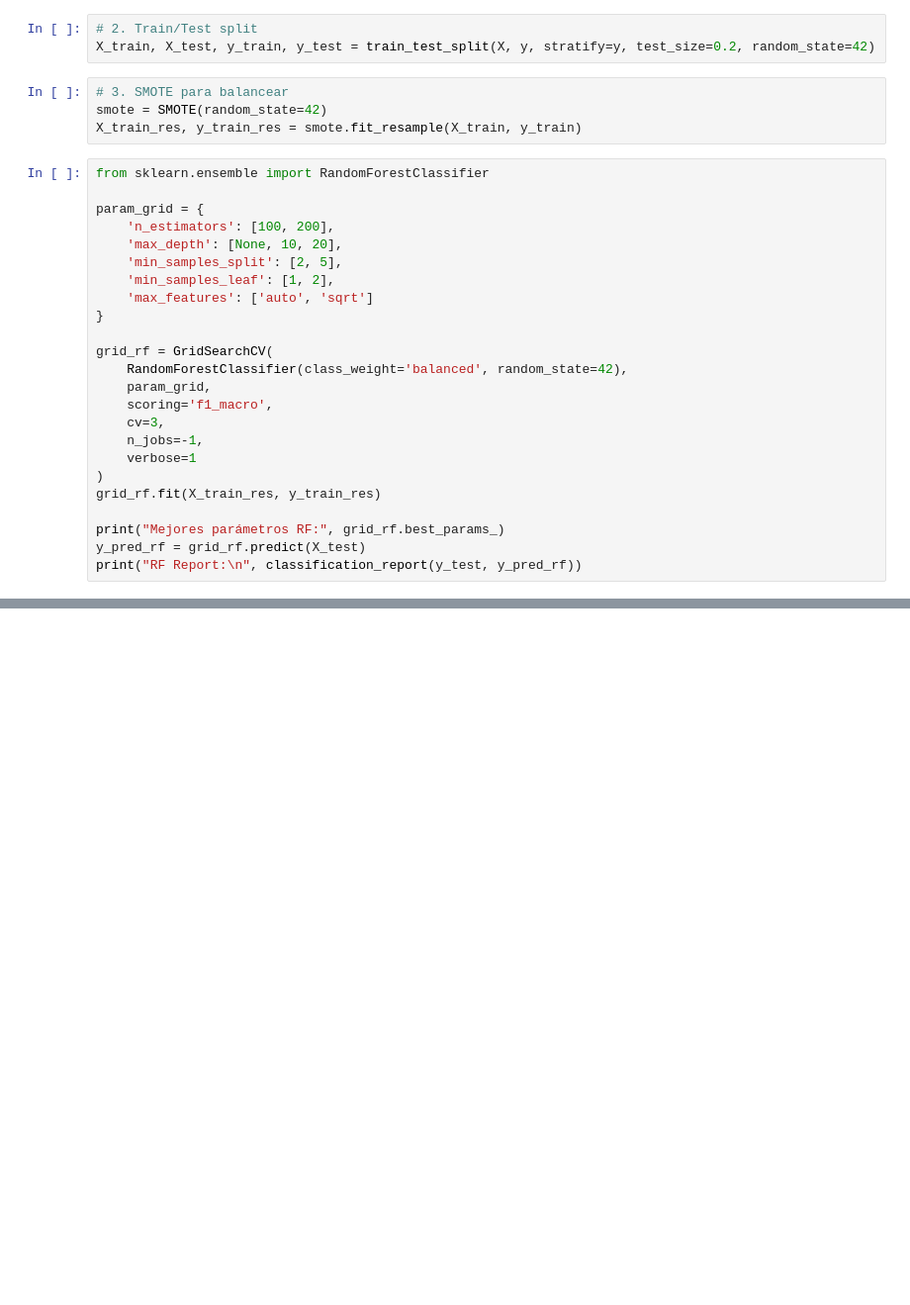
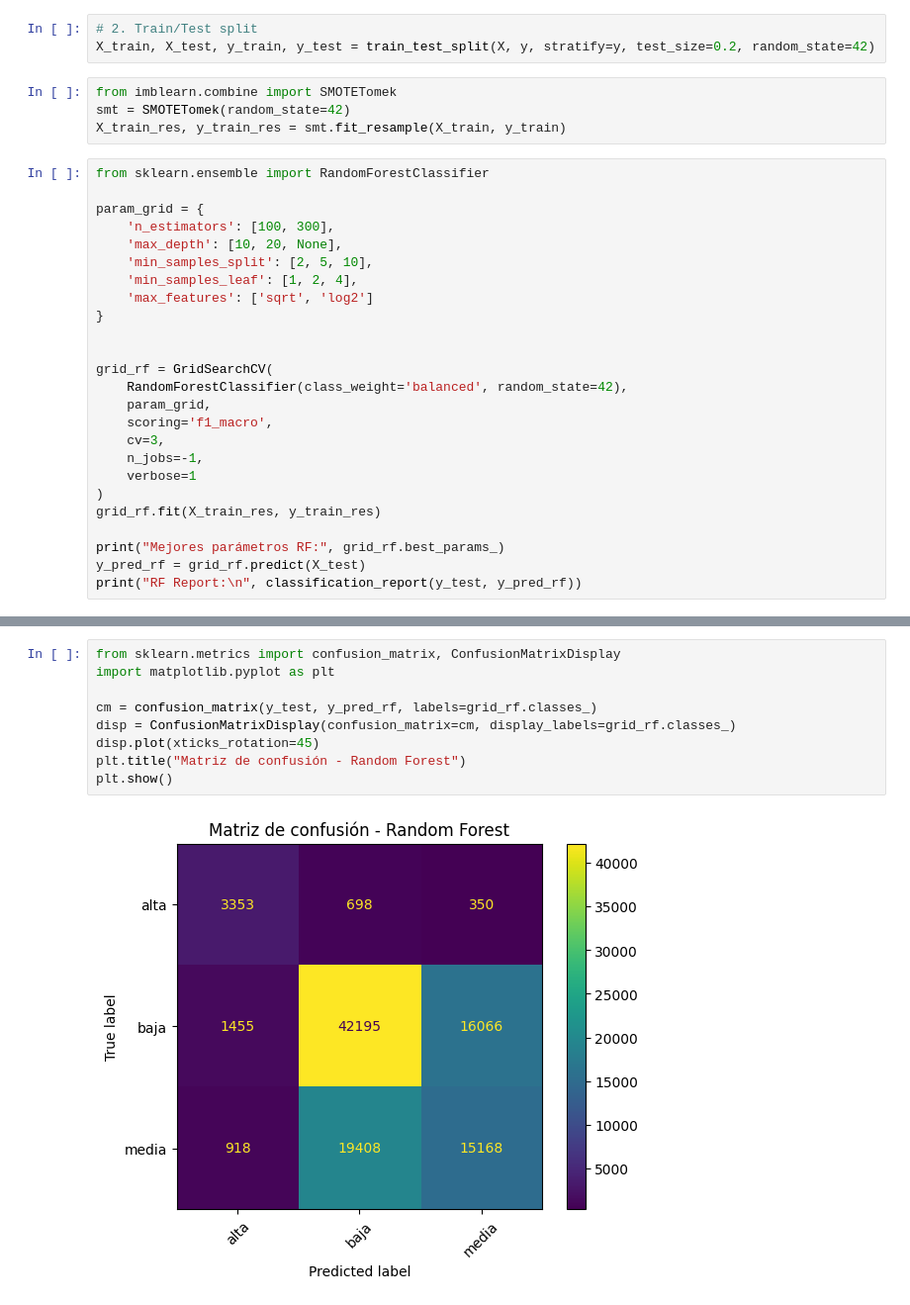
Before and after one commit to baudelcerro1204/TP_Ciencia_De_Datos, a Jupyter notebook: notebooks/train_classifier_model.ipynb, the cells around one changed output, grey strips where cells are left out. Shown: that part at 99% size. Saved outputs shown, nothing was run; the diff lists cells and outputs as text; blank space fills up the shorter version.

Commit message:
random forest mejorado

```diff
--- a/notebooks/train_classifier_model.ipynb
+++ b/notebooks/train_classifier_model.ipynb
@@ -15,19 +15,20 @@ y = df['popularity_class']
 # 2. Train/Test split
 X_train, X_test, y_train, y_test = train_test_split(X, y, stratify=y, test_size=0.2, random_state=42)
 # %%
-# 3. SMOTE para balancear
-smote = SMOTE(random_state=42)
-X_train_res, y_train_res = smote.fit_resample(X_train, y_train)
+from imblearn.combine import SMOTETomek
+smt = SMOTETomek(random_state=42)
+X_train_res, y_train_res = smt.fit_resample(X_train, y_train)
 # %%
 from sklearn.ensemble import RandomForestClassifier
 
 param_grid = {
-    'n_estimators': [100, 200],
-    'max_depth': [None, 10, 20],
-    'min_samples_split': [2, 5],
-    'min_samples_leaf': [1, 2],
-    'max_features': ['auto', 'sqrt']
+    'n_estimators': [100, 300],
+    'max_depth': [10, 20, None],
+    'min_samples_split': [2, 5, 10],
+    'min_samples_leaf': [1, 2, 4],
+    'max_features': ['sqrt', 'log2']
 }
+
 
 grid_rf = GridSearchCV(
     RandomForestClassifier(class_weight='balanced', random_state=42),
@@ -47,0 +59,11 @@ KeyboardInterrupt:
+# %%
+from sklearn.metrics import confusion_matrix, ConfusionMatrixDisplay
+import matplotlib.pyplot as plt
+
+cm = confusion_matrix(y_test, y_pred_rf, labels=grid_rf.classes_)
+disp = ConfusionMatrixDisplay(confusion_matrix=cm, display_labels=grid_rf.classes_)
+disp.plot(xticks_rotation=45)
+plt.title("Matriz de confusión - Random Forest")
+plt.show()
+# %% [output]
+[figure, added]
```
Also changed, not shown: parts of 2 cells of this notebook, 1 other file.
